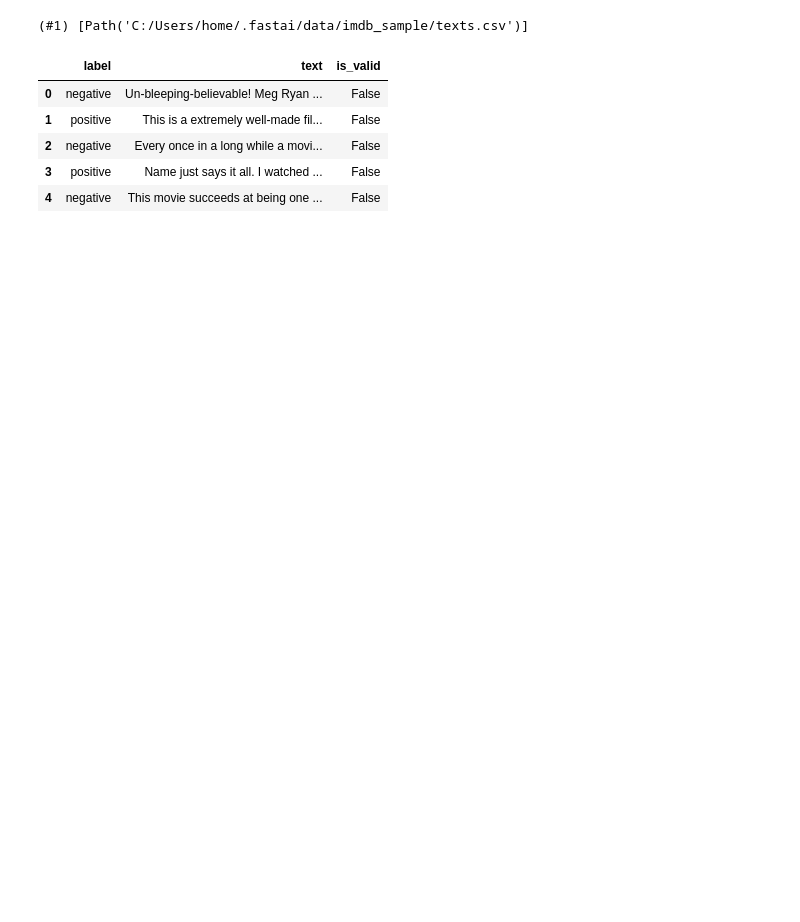
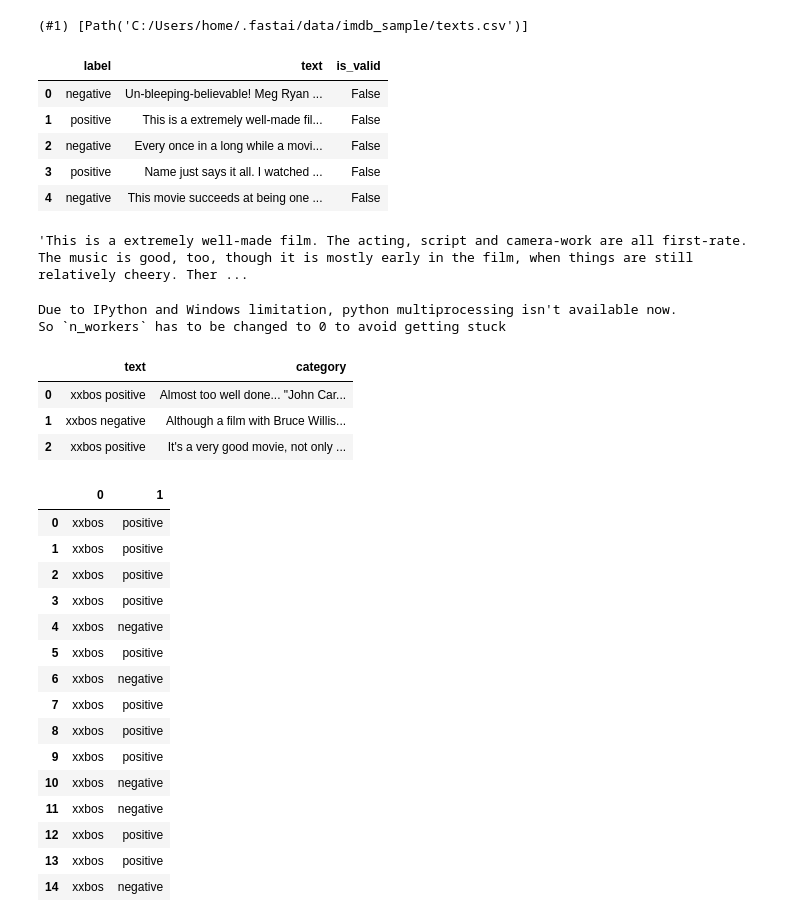
Before and after one commit to TeetyK/PY_NLP_BASIC, a Jupyter notebook: Sentiment-analysis.ipynb, the cells around one changed output. Cells and saved outputs as stored; diff of their text form; code cells hidden in the pictures; blank space fills up the shorter version.

Commit message:
add: fastai

```diff
--- a/Sentiment-analysis.ipynb
+++ b/Sentiment-analysis.ipynb
@@ -21,3 +19,44 @@ df.head()
 | 2 | negative | Every once in a long while a movi... | False |
 | 3 | positive | Name just says it all. I watched ... | False |
 | 4 | negative | This movie succeeds at being one ... | False |
+# %%
+df['text'][1]
+# %% [output]
+'This is a extremely well-made film. The acting, script and camera-work are all first-rate. The music is good, too, though it is mostly early in the film, when things are still relatively cheery. Ther ...
+# %%
+from fastai.text import *
+# Tokenization และ Numericalization
+databunch_languagemodel = TextDataLoaders.from_csv(path=path, csv_fname='texts.csv')
+# %% [output]
+Due to IPython and Windows limitation, python multiprocessing isn't available now.
+So `n_workers` has to be changed to 0 to avoid getting stuck
+# %%
+databunch_languagemodel.show_batch(max_n=3)
+# %% [output]
+|  | text | category |
+| 0 | xxbos positive | Almost too well done... "John Car... |
+| 1 | xxbos negative | Although a film with Bruce Willis... |
+| 2 | xxbos positive | It's a very good movie, not only ... |
+# %%
+x ,y = next(iter(databunch_languagemodel.train))
+# %%
+example = x[:15,:12].cpu()
+texts = pd.DataFrame([[databunch_languagemodel.vocab[0][int(i)] for i in l] for l in example])
+texts
+# %% [output]
+|  | 0 | 1 |
+| 0 | xxbos | positive |
+| 1 | xxbos | positive |
+| 2 | xxbos | positive |
+| 3 | xxbos | positive |
+| 4 | xxbos | negative |
+| 5 | xxbos | positive |
+| 6 | xxbos | negative |
+| 7 | xxbos | positive |
+| 8 | xxbos | positive |
+| 9 | xxbos | positive |
+| 10 | xxbos | negative |
+| 11 | xxbos | negative |
+| 12 | xxbos | positive |
+| 13 | xxbos | positive |
+| 14 | xxbos | negative |
```
Also changed, not shown: parts of 3 cells of this notebook.
